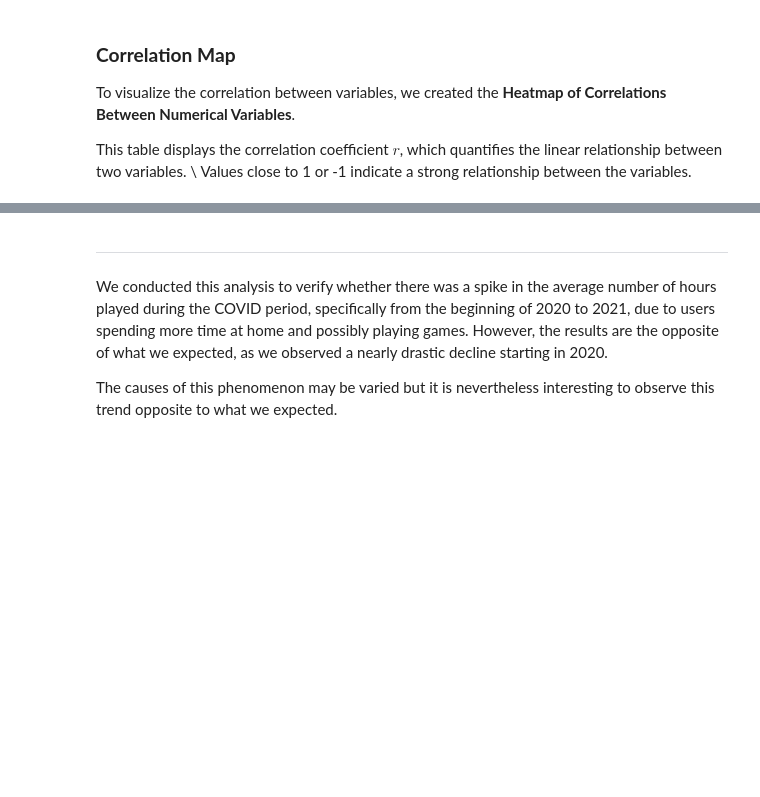
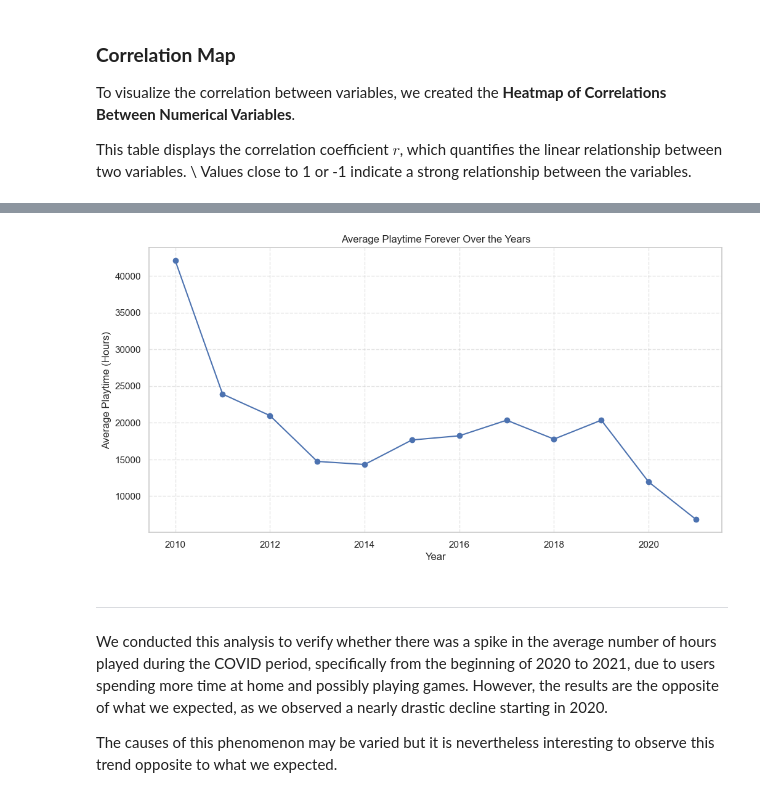
Before and after one commit to GabrielPinos/HW2-ADM, a Jupyter notebook: HW2_ADM.ipynb, the cells around one changed output, grey strips where cells are left out. Saved outputs shown, nothing was run; the diff lists cells and outputs as text; code cells hidden in the pictures; blank space fills up the shorter version.

```diff
--- a/HW2_ADM.ipynb
+++ b/HW2_ADM.ipynb
@@ -39,7 +42,7 @@ from scipy import stats
 from pywaffle import Waffle
 # %%
 # Load the CSV file
-df = pd.read_csv('steam_reviews.csv').drop('Unnamed: 0', axis=1)
+df = pd.read_csv("steam_reviews.csv")
 
 # View the first few rows of the dataset
 df.head()
@@ -376,3 +501,26 @@ plt.show()
+# %%
+# Explicitly convert 'timestamp_created' to datetime
+df['timestamp_created'] = pd.to_datetime(df['timestamp_created'], unit='s', errors='coerce')
+
+df['year'] = df['timestamp_created'].dt.year
+
+# Calculate the average playtime per year
+playtime_trend = df.groupby('year')['author.playtime_forever'].mean()
+
+# Plot the timeline
+
+plt.figure(figsize=(12, 6))
+plt.plot(playtime_trend.index, playtime_trend.values, marker='o')
+plt.title('Average Playtime Forever Over the Years')
+plt.xlabel('Year')
+plt.ylabel('Average Playtime (Hours)')
+plt.grid(visible=True, linestyle='--', alpha=0.5)
+plt.show()
+#The average playtime was highest in 2010, peaking at over 40,000 hours. This number rapidly declined in the following years, reaching around 15,000 hours by 2014.
+#From 2014 to 2018, the average playtime seemed to stabilize, fluctuating between 15,000 and 20,000 hours.
+#After 2018, there is a gradual decrease in average playtime, which becomes more pronounced by 2020 and 2021.
+# %% [output]
+[figure, added]
 # %% [markdown]
 ---
 
```
Also changed, not shown: parts of 40 cells of this notebook.
